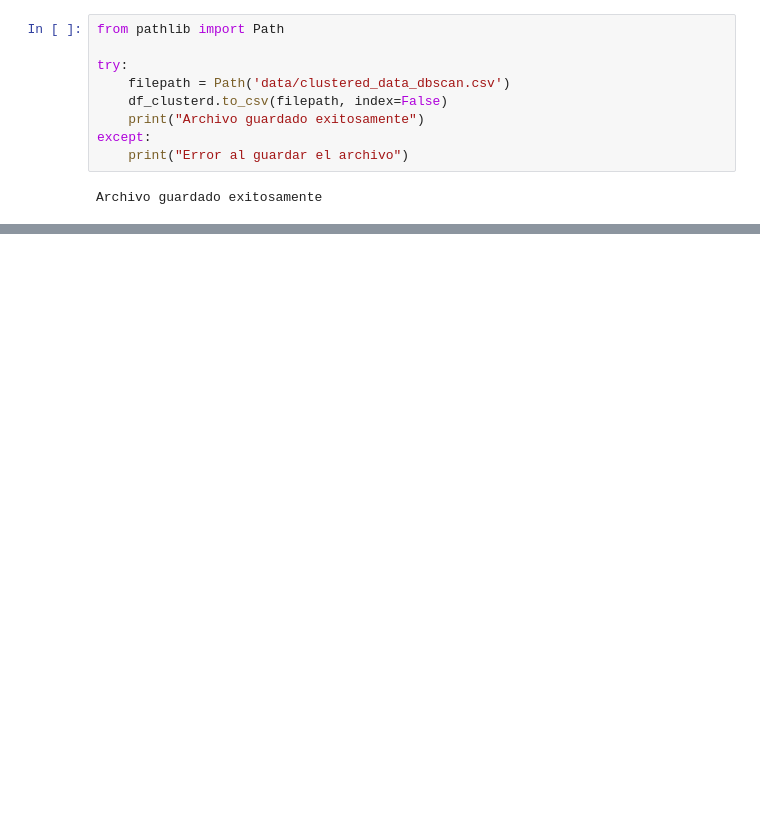
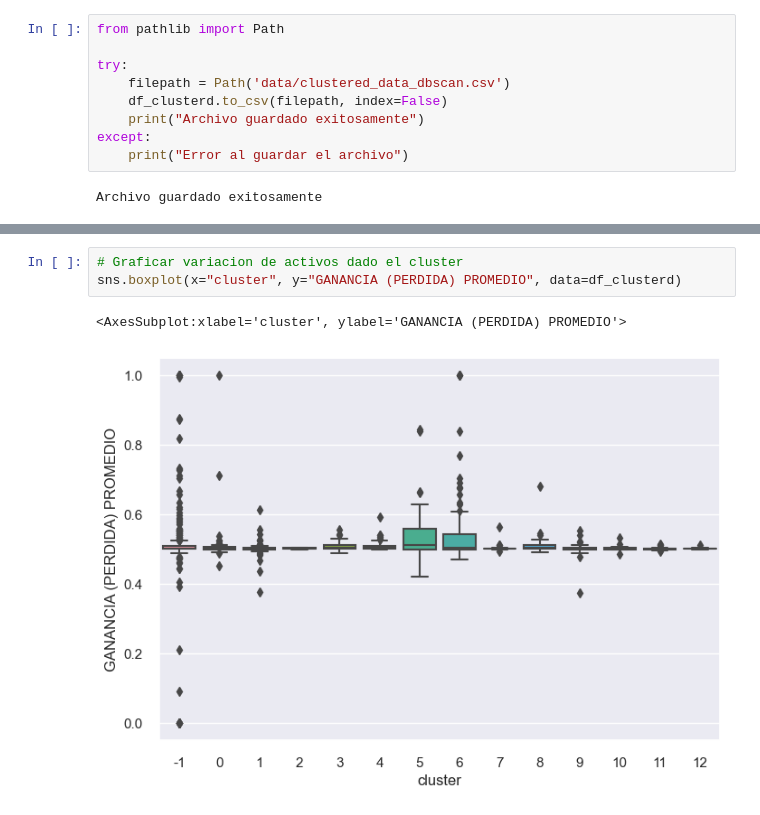
Before and after one commit to JESUSDAVIDBARRIOS/repo_labs_BI, a Jupyter notebook: lab2/DBScan.ipynb, the cells around one changed output, grey strips where cells are left out. Drawn from its saved outputs; the diff is of its cells as text; blank space fills up the shorter version.

```diff
--- a/lab2/DBScan.ipynb
+++ b/lab2/DBScan.ipynb
@@ -104,0 +111,6 @@ Archivo guardado exitosamente
+# %%
+# Graficar variacion de activos dado el cluster
+sns.boxplot(x="cluster", y="GANANCIA (PERDIDA) PROMEDIO", data=df_clusterd)
+# %% [output]
+<AxesSubplot:xlabel='cluster', ylabel='GANANCIA (PERDIDA) PROMEDIO'>
+[figure, added]
```
Also changed, not shown: parts of 12 cells of this notebook, 1 other file.
